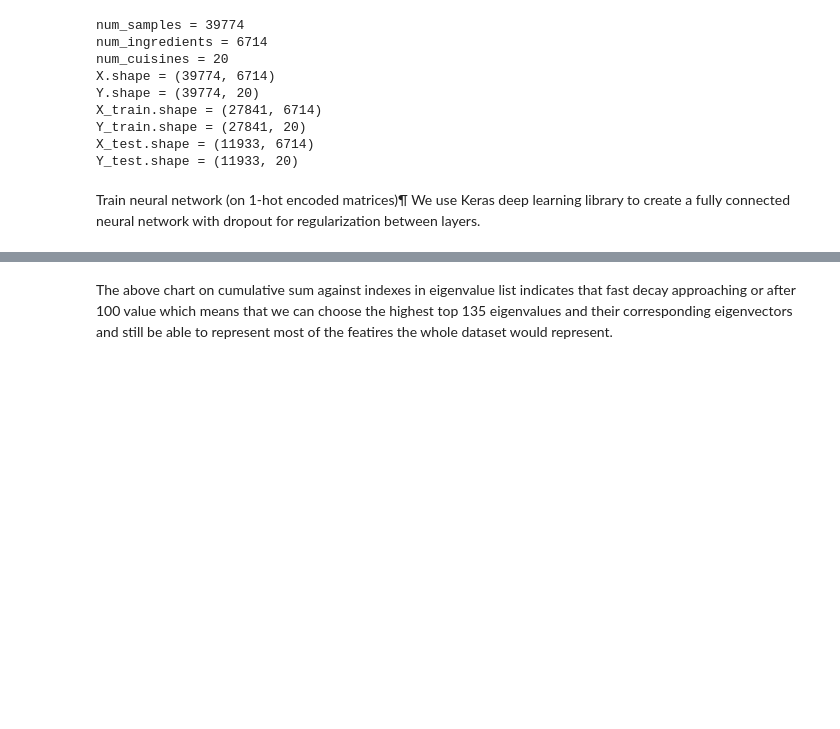
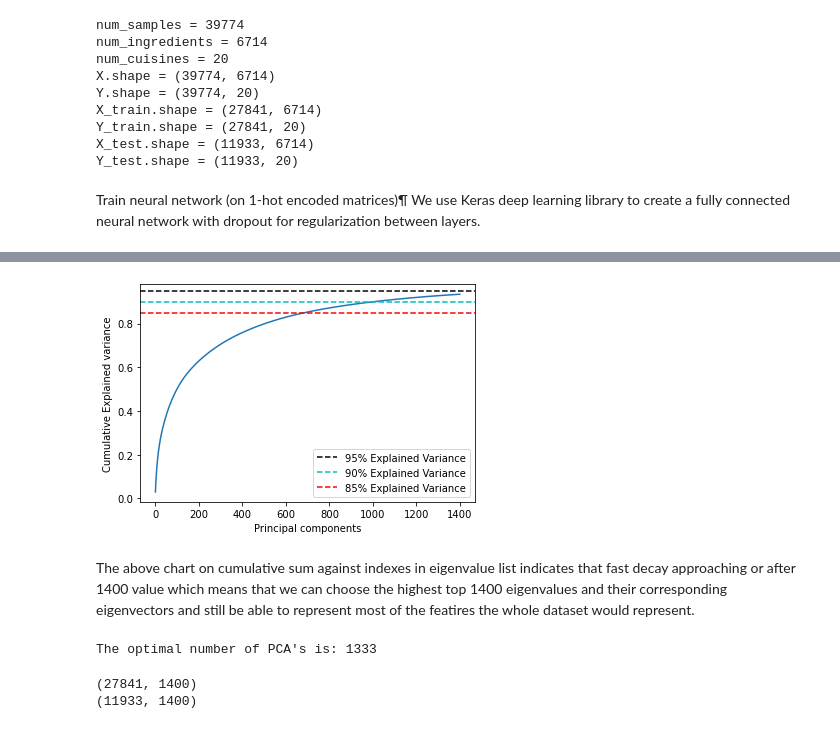
Before and after one commit to xxl4tomxu98/autoencoder-feature-extraction, a Jupyter notebook: whats-cooking/tf_pca_ae_ohe.ipynb, the cells around one changed output, grey strips where cells are left out. Cells and saved outputs as stored; diff of their text form; code cells hidden in the pictures; blank space fills up the shorter version.

```diff
--- a/whats-cooking/tf_pca_ae_ohe.ipynb
+++ b/whats-cooking/tf_pca_ae_ohe.ipynb
@@ -513,39 +439,47 @@ X_train_pred = model.predict(X_train)
 # %%
 # PCA on the dataset
+from sklearn.decomposition import PCA
 ## Step 3: Perform PCA against the train data set.
-pca = PCA(n_components=700).fit(X_train)
-# calculate pc_80 as comparison on how much fiedelity retained
-pc_200 = PCA(n_components=200).fit(X_train)
+pca = PCA(n_components=1400).fit(X_train)
+# calculate pc_700 as comparison on how much fiedelity retained
+pc_700 = PCA(n_components=700).fit(X_train)
 # There is an easy way to explained variance ratio curve from PCA library
-# Once again after 135 eigenvalue, the ratio is over 0.95
+# Once again after 1400 eigenvalue, the ratio is approaching 0.94
 plt.plot(np.cumsum(pca.explained_variance_ratio_))
 plt.axhline(y = .95, color='k', linestyle='--', label = '95% Explained Variance')
 plt.axhline(y = .90, color='c', linestyle='--', label = '90% Explained Variance')
 plt.axhline(y = .85, color='r', linestyle='--', label = '85% Explained Variance')
 plt.ylabel('Cumulative Explained variance')
 plt.xlabel('Principal components')
 plt.legend(loc='best')
 plt.show()
+# %% [output]
+[figure, added]
 # %% [markdown]
-The above chart on cumulative sum against indexes in eigenvalue list indicates that fast decay approaching or after 100 value which means that we can choose the highest top 135 eigenvalues and their corresponding eigenvectors and still be able to represent most of the featires the whole dataset would represent.
+The above chart on cumulative sum against indexes in eigenvalue list indicates that fast decay approaching or after 1400 value which means that we can choose the highest top 1400 eigenvalues and their corresponding eigenvectors and still be able to represent most of the featires the whole dataset would represent.
 # %%
 # Find the optimal number of PCA's by giving a criteria of how much cumulative features has been retained
-# it takes only 107 principal components to give cumulative 95% total variance ratio. 135 would give even higher perhaps 96%
+# it takes only 1333 principal components to give cumulative 93% total variance ratio. interestingly, it can never get 94%
 ratios = pca.explained_variance_ratio_
 # iterate through all Principal components
 for i in range(np.cumsum(ratios).shape[0]):
-    if np.cumsum(ratios)[i] >= 0.95:
+    if np.cumsum(ratios)[i] >= 0.93:
         num_pca = i + 1
         print("The optimal number of PCA's is: {}".format(num_pca))
         break
     else:
         continue
+# %% [output]
+The optimal number of PCA's is: 1333
 # %%
 ## Step 4: Project Training data to PCA
 train_pca = pca.transform(X_train)
-train_pc_200 = pc_200.transform(X_train)
+train_pc_700 = pc_700.transform(X_train)
 # The dimension of PCA train data set reduced data from 4096 cols down to 135 cols
 print(train_pca.shape)
 val_pca = pca.transform(X_test)
 # The dimension of PCA test data set reduced data from 4096 cols down to 135 cols
 print(val_pca.shape)
+# %% [output]
+(27841, 1400)
+(11933, 1400)
```
Also changed, not shown: parts of 13 cells of this notebook, 2 other files.
